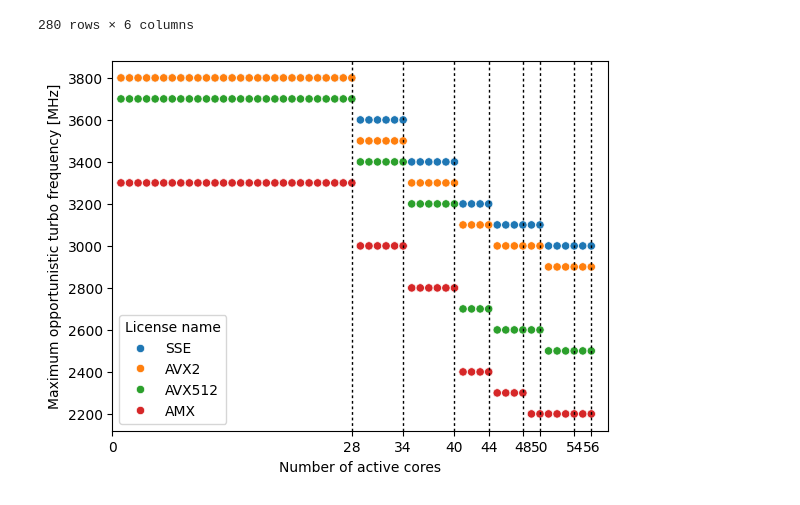
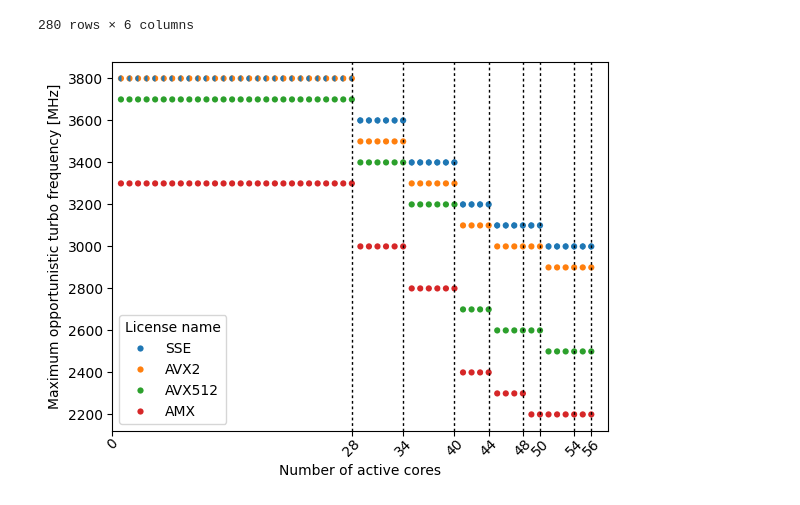
Before and after one commit to marenz2569/2025-sapphire-rapids-ee, a Jupyter notebook: measurements/avx-frequency-license-bands/Plot.ipynb, the cells around one changed output. Saved outputs shown, nothing was run; the diff lists cells and outputs as text; code cells hidden in the pictures.

Commit message:
cleanup table and plot

```diff
--- a/measurements/avx-frequency-license-bands/Plot.ipynb
+++ b/measurements/avx-frequency-license-bands/Plot.ipynb
@@ -79,19 +80,25 @@ freq_vs_number_of_cores
 | 279 | 3 | 56 | 2200 | AMX | 56 | 2200 |
 280 rows × 6 columns
 # %%
-# sns.set_theme(rc={'figure.figsize':(10, 6), 'legend.fontsize': 13, 'font.size': 13})
-ax = sns.scatterplot(data=freq_vs_number_of_cores, x=CORE_COUNT, y=MAX_TURBO_FREQ, hue=LIC_NAME)
-# plt.legend(ncol=4, bbox_to_anchor=(0.5, -0.1), loc="upper center")
+# plt.figure(figsize=(10,6))
+ax = sns.scatterplot(data=freq_vs_number_of_cores, x=CORE_COUNT, y=MAX_TURBO_FREQ, hue=LIC_NAME, linewidth=1.5, marker='o')
+
+# Overlay the blue markers for the SSE2 license on the left
+sse_marker = freq_vs_number_of_cores[freq_vs_number_of_cores[LIC_NAME] == 'SSE']
+plt.plot(sse_marker[CORE_COUNT], sse_marker[MAX_TURBO_FREQ], color=sns.color_palette()[0], linestyle='None', markeredgewidth=0.0, ms=4.5, marker=matplotlib.markers.MarkerStyle("o", fillstyle="left"))
 
 buckets = [28,34,40,44,48,50,54,56]
 
 for i in buckets:
     plt.axvline(x=i, color='black', dashes=[2], linewidth=1)
 
 # ax.set_ylim(0, 4000)
 ax.set_xlim(0, 58)
 ax.set_xticks([0] + buckets)
 
+plt.xticks(rotation=45)
+ax.tick_params(axis='x', pad=0)
+
 plt.savefig('../../thesis/fig/avx-frequency-license-bands.pdf', bbox_inches='tight')
 # %% [output]
-[figure, old version]
+[figure, new version]
```
Also changed, not shown: parts of 1 cell of this notebook, 2 other files.
